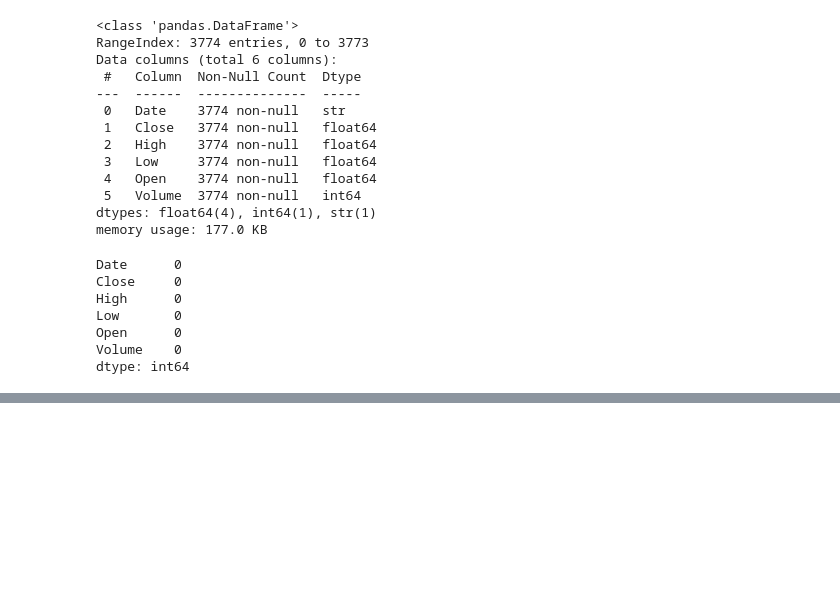
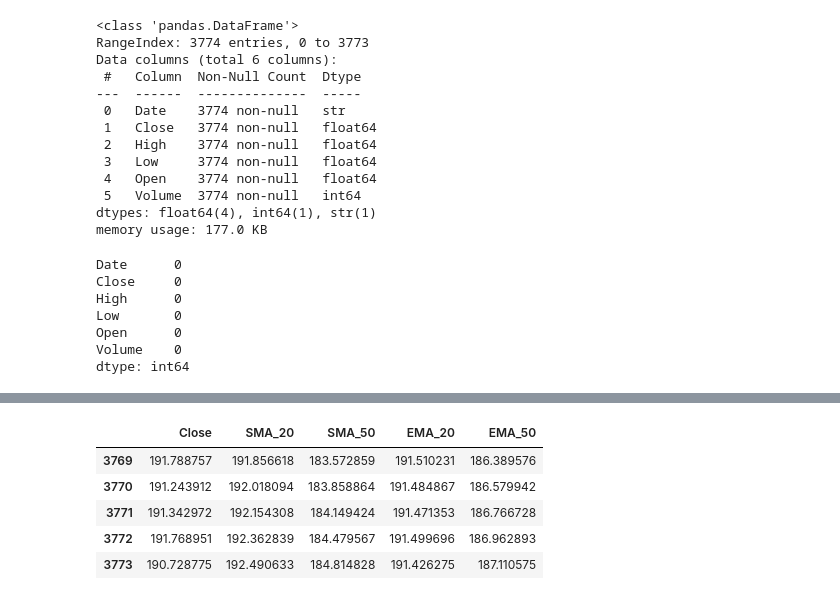
Before and after one commit to Bilen189/nova-financial-analysis-week1, a Jupyter notebook: notebooks/stock_technical_analysis.ipynb, the cells around one changed output, grey strips where cells are left out. Saved outputs shown, nothing was run; the diff lists cells and outputs as text; code cells hidden in the pictures; blank space fills up the shorter version.

```diff
--- a/notebooks/stock_technical_analysis.ipynb
+++ b/notebooks/stock_technical_analysis.ipynb
@@ -53,0 +58,17 @@ df[['Open','High','Low','Close','Volume']] = df[['Open','High','Low','Close','Vo
+# %%
+# Simple Moving Averages
+df['SMA_20'] = df['Close'].rolling(window=20).mean()
+df['SMA_50'] = df['Close'].rolling(window=50).mean()
+
+# Exponential Moving Averages
+df['EMA_20'] = df['Close'].ewm(span=20, adjust=False).mean()
+df['EMA_50'] = df['Close'].ewm(span=50, adjust=False).mean()
+
+df[['Close', 'SMA_20', 'SMA_50', 'EMA_20', 'EMA_50']].tail()
+# %% [output]
+|  | Close | SMA_20 | SMA_50 | EMA_20 | EMA_50 |
+| 3769 | 191.788757 | 191.856618 | 183.572859 | 191.510231 | 186.389576 |
+| 3770 | 191.243912 | 192.018094 | 183.858864 | 191.484867 | 186.579942 |
+| 3771 | 191.342972 | 192.154308 | 184.149424 | 191.471353 | 186.766728 |
+| 3772 | 191.768951 | 192.362839 | 184.479567 | 191.499696 | 186.962893 |
+| 3773 | 190.728775 | 192.490633 | 184.814828 | 191.426275 | 187.110575 |
```
Also changed, not shown: parts of 2 cells of this notebook.
